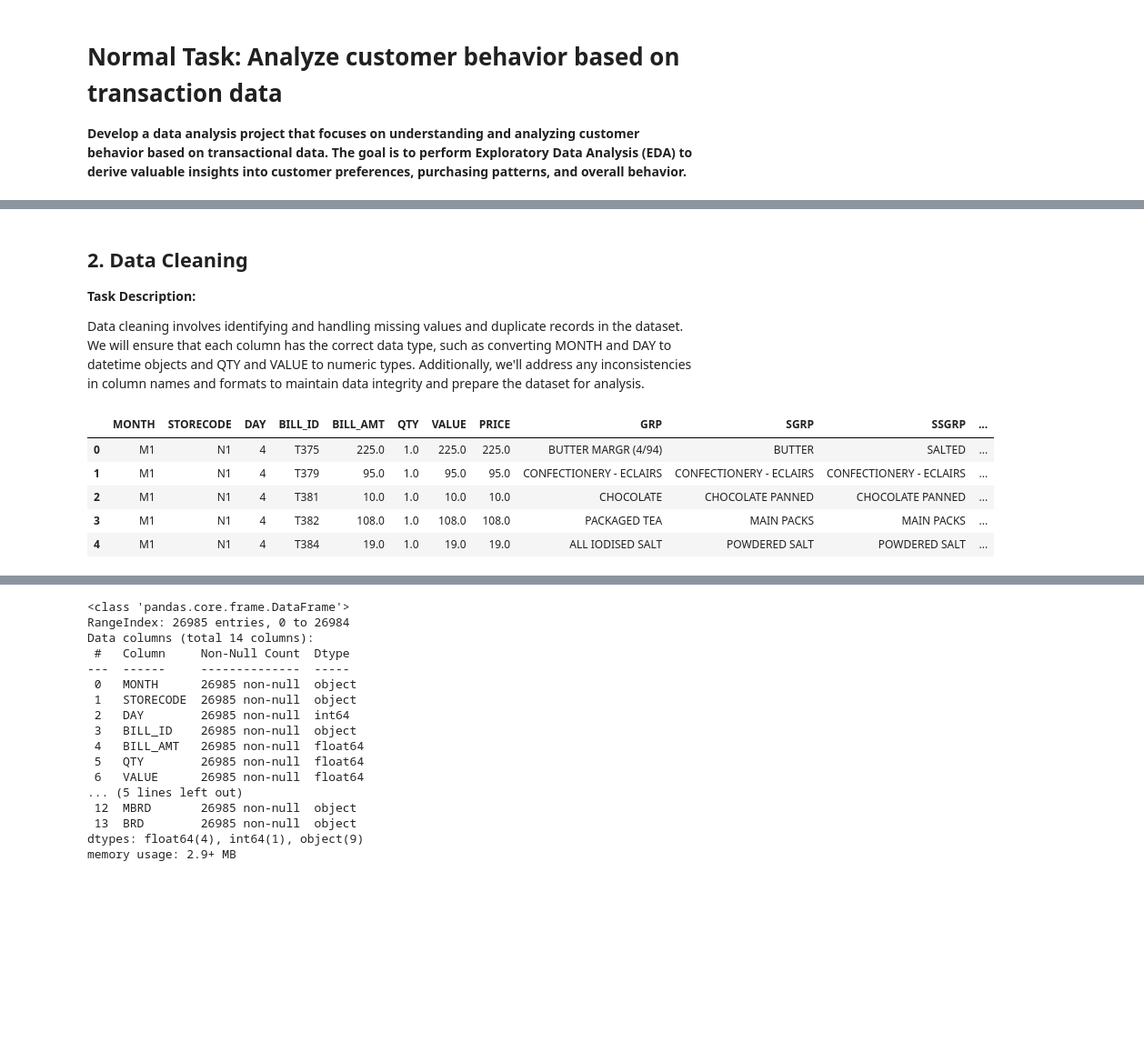
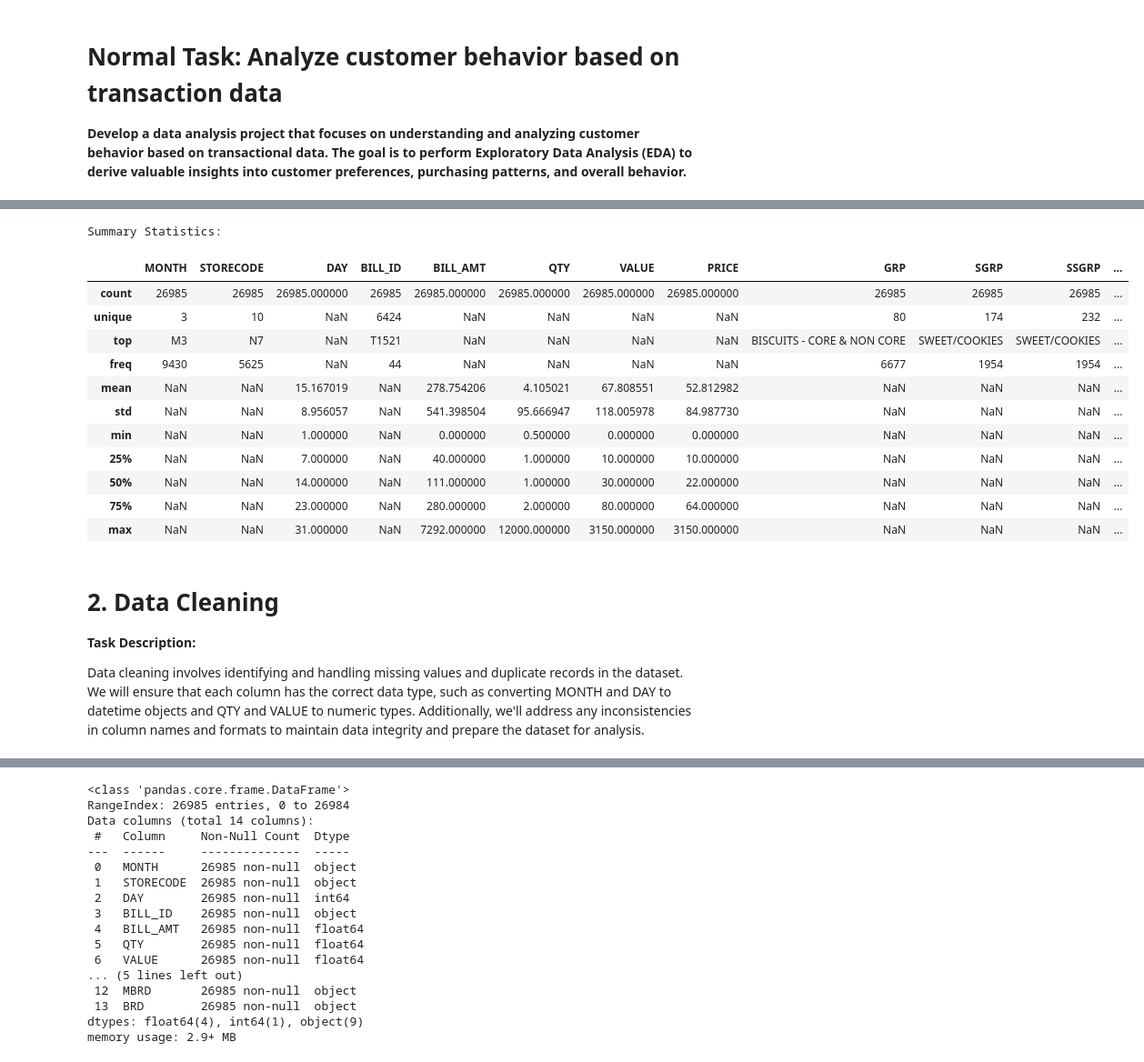
Before and after one commit to tedoaba/CodersCaveInternship, a Jupyter notebook: normal-task-phase-1-analyze-social-media-data.ipynb, the cells around one changed output, grey strips where cells are left out. Shown at 91% size. Saved outputs shown, nothing was run; the diff lists cells and outputs as text; code cells hidden in the pictures; blank space fills up the shorter version.

```diff
--- a/normal-task-phase-1-analyze-social-media-data.ipynb
+++ b/normal-task-phase-1-analyze-social-media-data.ipynb
@@ -98,17 +94,24 @@ data.columns, data1.columns, data2.columns, data3.columns
+# %%
+# Summary statistics
+print("\nSummary Statistics:")
+df.describe(include='all')
+# %% [output]
+Summary Statistics:
+|  | MONTH | STORECODE | DAY | BILL_ID | BILL_AMT | QTY | VALUE | PRICE | GRP | SGRP | SSGRP | ... |
+| count | 26985 | 26985 | 26985.000000 | 26985 | 26985.000000 | 26985.000000 | 26985.000000 | 26985.000000 | 26985 | 26985 | 26985 | ... |
+| unique | 3 | 10 | NaN | 6424 | NaN | NaN | NaN | NaN | 80 | 174 | 232 | ... |
+| top | M3 | N7 | NaN | T1521 | NaN | NaN | NaN | NaN | BISCUITS - CORE & NON CORE | SWEET/COOKIES | SWEET/COOKIES | ... |
+| freq | 9430 | 5625 | NaN | 44 | NaN | NaN | NaN | NaN | 6677 | 1954 | 1954 | ... |
+| mean | NaN | NaN | 15.167019 | NaN | 278.754206 | 4.105021 | 67.808551 | 52.812982 | NaN | NaN | NaN | ... |
+| std | NaN | NaN | 8.956057 | NaN | 541.398504 | 95.666947 | 118.005978 | 84.987730 | NaN | NaN | NaN | ... |
+| min | NaN | NaN | 1.000000 | NaN | 0.000000 | 0.500000 | 0.000000 | 0.000000 | NaN | NaN | NaN | ... |
+| 25% | NaN | NaN | 7.000000 | NaN | 40.000000 | 1.000000 | 10.000000 | 10.000000 | NaN | NaN | NaN | ... |
+| 50% | NaN | NaN | 14.000000 | NaN | 111.000000 | 1.000000 | 30.000000 | 22.000000 | NaN | NaN | NaN | ... |
+| 75% | NaN | NaN | 23.000000 | NaN | 280.000000 | 2.000000 | 80.000000 | 64.000000 | NaN | NaN | NaN | ... |
+| max | NaN | NaN | 31.000000 | NaN | 7292.000000 | 12000.000000 | 3150.000000 | 3150.000000 | NaN | NaN | NaN | ... |
 # %% [markdown]
-## 2. Data Cleaning
+# 2. Data Cleaning
 
 **Task Description:**
 
 Data cleaning involves identifying and handling missing values and duplicate records in the dataset. We will ensure that each column has the correct data type, such as converting MONTH and DAY to datetime objects and QTY and VALUE to numeric types. Additionally, we'll address any inconsistencies in column names and formats to maintain data integrity and prepare the dataset for analysis.
-# %%
-# Upload the working data
-df = pd.read_csv('/kaggle/input/store-transaction-data/Hackathon_Working_Data.csv')
-df.head()
-# %% [output]
-|  | MONTH | STORECODE | DAY | BILL_ID | BILL_AMT | QTY | VALUE | PRICE | GRP | SGRP | SSGRP | ... |
-| 0 | M1 | N1 | 4 | T375 | 225.0 | 1.0 | 225.0 | 225.0 | BUTTER MARGR (4/94) | BUTTER | SALTED | ... |
-| 1 | M1 | N1 | 4 | T379 | 95.0 | 1.0 | 95.0 | 95.0 | CONFECTIONERY - ECLAIRS | CONFECTIONERY - ECLAIRS | CONFECTIONERY - ECLAIRS | ... |
-| 2 | M1 | N1 | 4 | T381 | 10.0 | 1.0 | 10.0 | 10.0 | CHOCOLATE | CHOCOLATE PANNED | CHOCOLATE PANNED | ... |
-| 3 | M1 | N1 | 4 | T382 | 108.0 | 1.0 | 108.0 | 108.0 | PACKAGED TEA | MAIN PACKS | MAIN PACKS | ... |
-| 4 | M1 | N1 | 4 | T384 | 19.0 | 1.0 | 19.0 | 19.0 | ALL IODISED SALT | POWDERED SALT | POWDERED SALT | ... |
```
Also changed, not shown: parts of 31 cells of this notebook.
